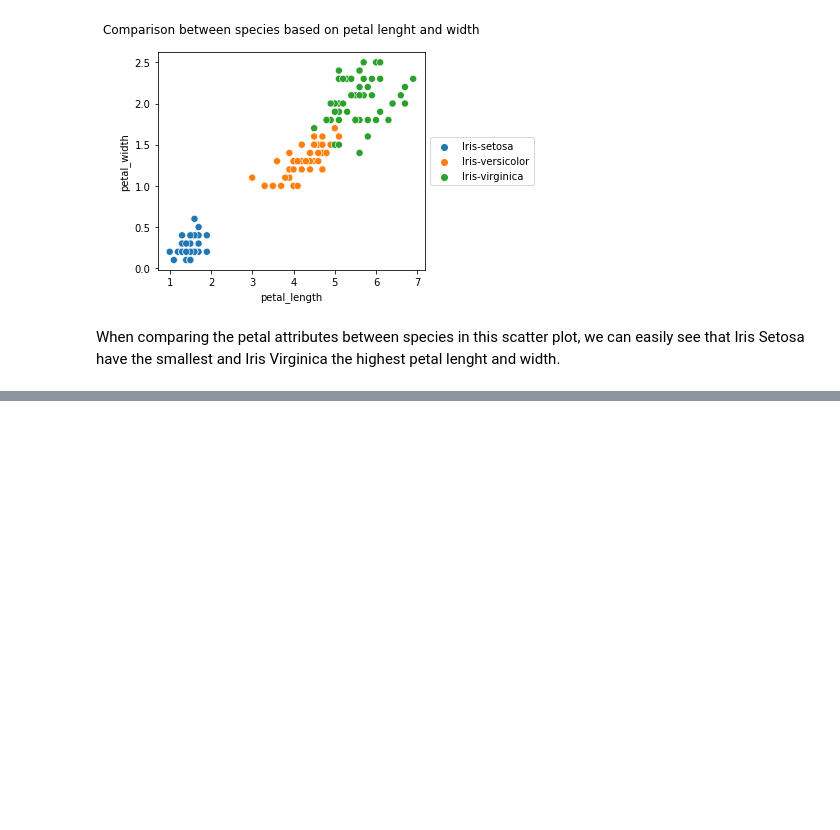
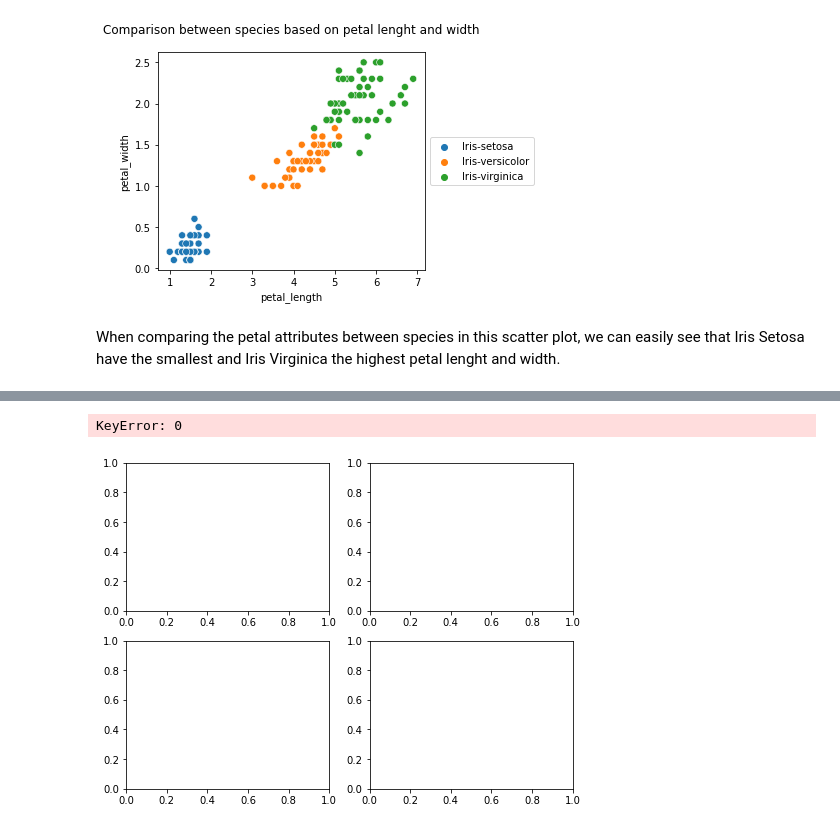
Before and after one commit to LaisColetta/pands_project, a Jupyter notebook: analysis.ipynb, the cells around one changed output, grey strips where cells are left out. Drawn from its saved outputs; the diff is of its cells as text; code cells hidden in the pictures; blank space fills up the shorter version.

```diff
--- a/analysis.ipynb
+++ b/analysis.ipynb
@@ -151,0 +174,19 @@ When comparing the petal attributes between species in this scatter plot, we can
+# %%
+#Break data between subplots to make the visualization in boxplots easier.
+fig, ax = plt.subplots(2, 2, figsize=(8, 6))
+A = [df['Iris-setosa][df.species == 'Iris-setosa'], df[0][df.species == 'Iris-virginica'], df[0][df.species == 'Iris-versicolor']]
+B = [df[1][df.species == 'Iris-setosa'], df[1][df.species == 'Iris-virginica'], df[1][df.species == 'Iris-versicolor']]
+C = [df[2][df.species == 'Iris-setosa'], df[2][df.species == 'Iris-virginica'], df[2][df.species == 'Iris-versicolor']]
+D = [df[3][df.species == 'Iris-setosa'], df[3][df.species == 'Iris-virginica'], df[3][df.species == 'Iris-versicolor']]
+
+ax[0, 0].boxplot(A, widths = 0.7)
+ax[0, 0].set_title(cols[0])
+ax[0, 1].boxplot(B, widths = 0.7)
+ax[0, 1].set_title(cols[1])
+ax[1, 0].boxplot(C, widths = 0.7)
+ax[1, 0].set_title(cols[2])
+ax[1, 1].boxplot(D, widths = 0.7)
+ax[1, 1].set_title(cols[3])
+# %% [output]
+KeyError: 0
+[figure, added]
```
Also changed, not shown: parts of 4 cells of this notebook.
